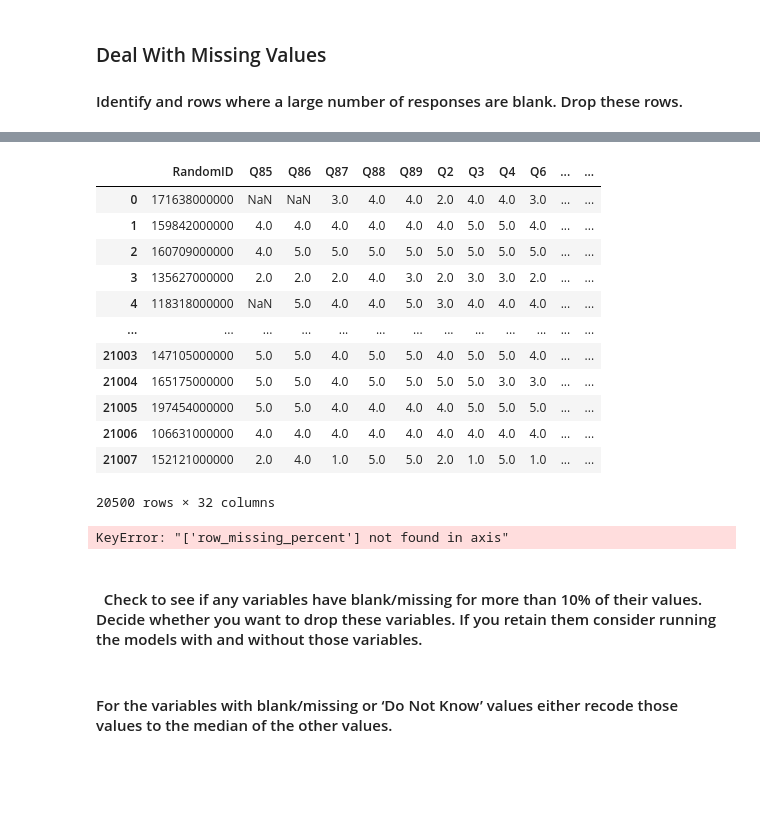
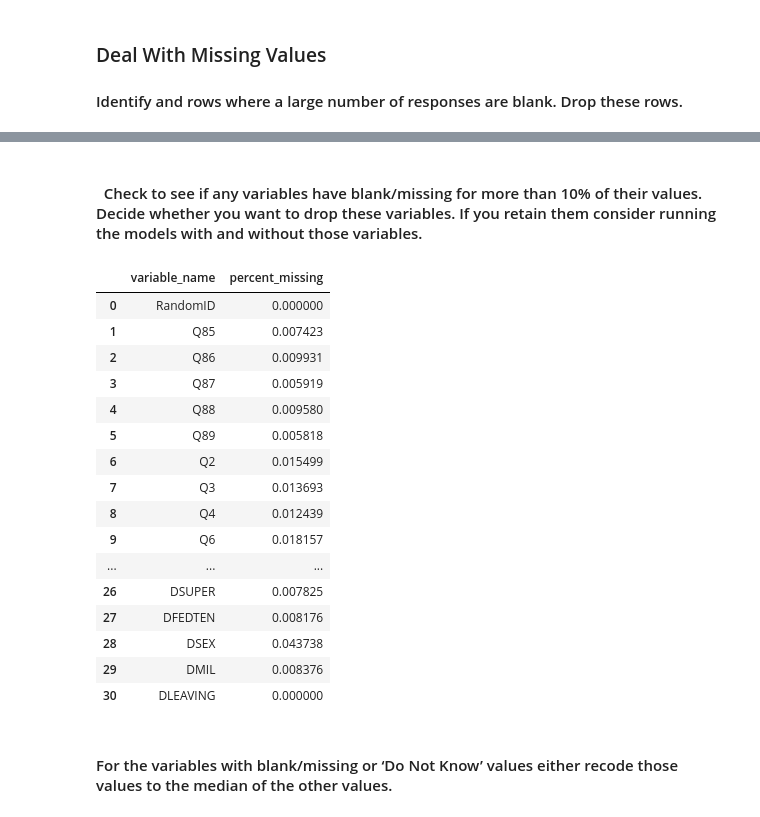
Before and after one commit to CJunger/agency-turnover, a Jupyter notebook: agency_analysis.ipynb, the cells around one changed output, grey strips where cells are left out. Saved outputs shown, nothing was run; the diff lists cells and outputs as text; code cells hidden in the pictures; blank space fills up the shorter version.

```diff
--- a/agency_analysis.ipynb
+++ b/agency_analysis.ipynb
@@ -879,27 +903,3 @@ df_commerce_relevant['row_missing_percent'].hist()
-# %%
-# drop rows with %missing more than 50% missing data
-cutpoint = .5
-#drop rows w
-df_commerce_relevant_answered = df_commerce_relevant.loc[df_commerce_relevant['row_missing_percent']<cutpoint]
-df_commerce_relevant_answered
-# %% [output]
-|  | RandomID | Q85 | Q86 | Q87 | Q88 | Q89 | Q2 | Q3 | Q4 | Q6 | ... | ... |
-| 0 | 171638000000 | NaN | NaN | 3.0 | 4.0 | 4.0 | 2.0 | 4.0 | 4.0 | 3.0 | ... | ... |
-| 1 | 159842000000 | 4.0 | 4.0 | 4.0 | 4.0 | 4.0 | 4.0 | 5.0 | 5.0 | 4.0 | ... | ... |
-| 2 | 160709000000 | 4.0 | 5.0 | 5.0 | 5.0 | 5.0 | 5.0 | 5.0 | 5.0 | 5.0 | ... | ... |
-| 3 | 135627000000 | 2.0 | 2.0 | 2.0 | 4.0 | 3.0 | 2.0 | 3.0 | 3.0 | 2.0 | ... | ... |
-| 4 | 118318000000 | NaN | 5.0 | 4.0 | 4.0 | 5.0 | 3.0 | 4.0 | 4.0 | 4.0 | ... | ... |
-| ... | ... | ... | ... | ... | ... | ... | ... | ... | ... | ... | ... | ... |
-| 21003 | 147105000000 | 5.0 | 5.0 | 4.0 | 5.0 | 5.0 | 4.0 | 5.0 | 5.0 | 4.0 | ... | ... |
-| 21004 | 165175000000 | 5.0 | 5.0 | 4.0 | 5.0 | 5.0 | 5.0 | 5.0 | 3.0 | 3.0 | ... | ... |
-| 21005 | 197454000000 | 5.0 | 5.0 | 4.0 | 4.0 | 4.0 | 4.0 | 5.0 | 5.0 | 5.0 | ... | ... |
-| 21006 | 106631000000 | 4.0 | 4.0 | 4.0 | 4.0 | 4.0 | 4.0 | 4.0 | 4.0 | 4.0 | ... | ... |
-| 21007 | 152121000000 | 2.0 | 4.0 | 1.0 | 5.0 | 5.0 | 2.0 | 1.0 | 5.0 | 1.0 | ... | ... |
-20500 rows × 32 columns
-# %%
-df_commerce_relevant_answered.drop(labels='row_missing_percent', axis=1, inplace=True)
-# %% [output]
-KeyError: "['row_missing_percent'] not found in axis"
 # %%
 #drop rows where the outcome variable is missing (this is what we are studying)
 df_commerce_relevant_answered = df_commerce_relevant_answered.loc[df_commerce_relevant_answered['DLEAVING'].isin(['A', 'B', 'C', 'D'])]
@@ -907,10 +906,28 @@ df_commerce_relevant_answered
 # %% [markdown]
 ####   Check to see if any variables have blank/missing for more than 10% of their values. Decide whether you want to drop these variables. If you retain them consider running the models with and without those variables.
 # %%
-# #Check to see if any variables have blank/missing calculate percent missing for column
-# missing_df = pd.DataFrame(df_labor_relevant_answered.isnull().mean()).reset_index()
-# missing_df.rename({'index':'variable_name',0:'percent_missing'}, axis=1, inplace=True)
-# missing_df
+#Check to see if any variables have blank/missing calculate percent missing for column
+missing_df = pd.DataFrame(df_commerce_relevant_answered.isnull().mean()).reset_index()
+missing_df.rename({'index':'variable_name',0:'percent_missing'}, axis=1, inplace=True)
+missing_df
+# %% [output]
+|  | variable_name | percent_missing |
+| 0 | RandomID | 0.000000 |
+| 1 | Q85 | 0.007423 |
+| 2 | Q86 | 0.009931 |
+| 3 | Q87 | 0.005919 |
+| 4 | Q88 | 0.009580 |
+| 5 | Q89 | 0.005818 |
+| 6 | Q2 | 0.015499 |
+| 7 | Q3 | 0.013693 |
+| 8 | Q4 | 0.012439 |
+| 9 | Q6 | 0.018157 |
+| ... | ... | ... |
+| 26 | DSUPER | 0.007825 |
+| 27 | DFEDTEN | 0.008176 |
+| 28 | DSEX | 0.043738 |
+| 29 | DMIL | 0.008376 |
+| 30 | DLEAVING | 0.000000 |
 # %% [markdown]
 #### For the variables with blank/missing or ‘Do Not Know’ values either recode those values to the median of the other values.
 # %%
```
Also changed, not shown: parts of 42 cells of this notebook, 1 other file.
